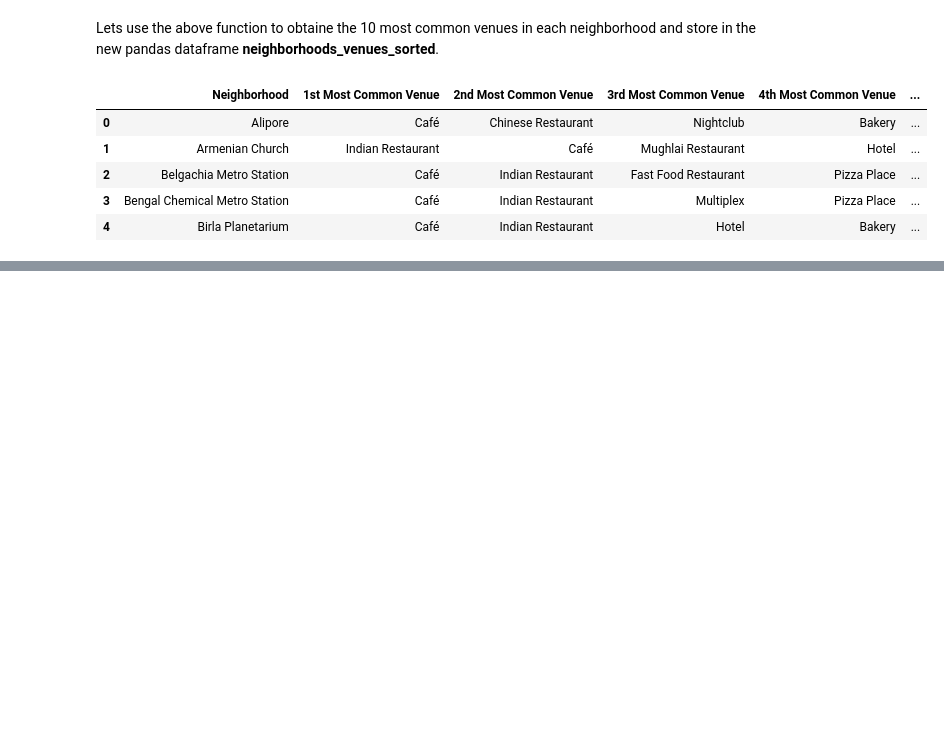
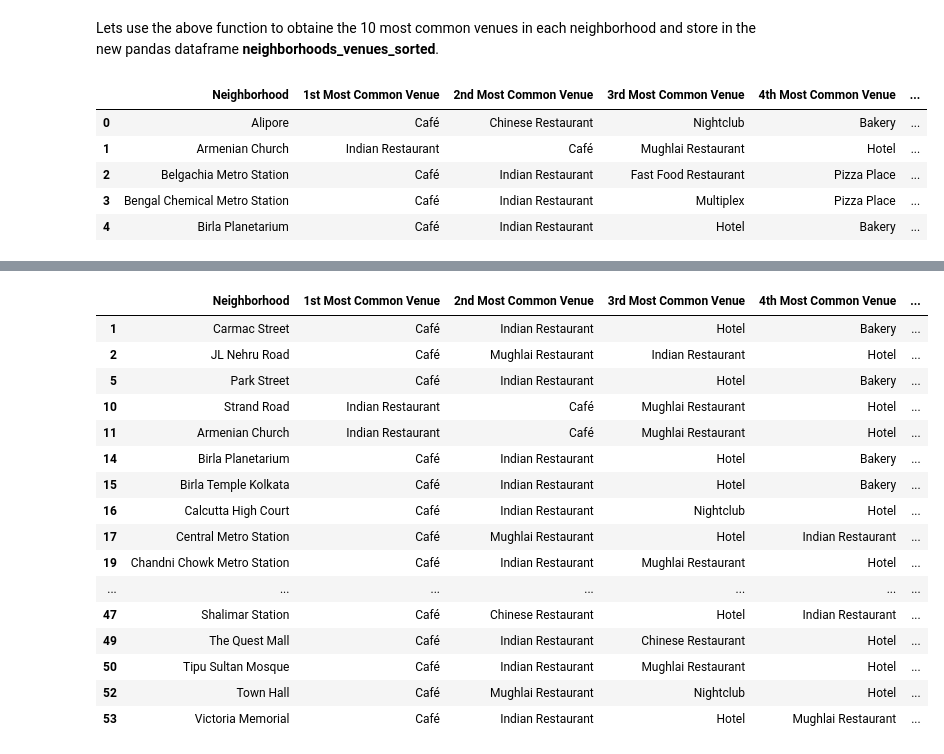
Before and after one commit to LeonEstrak/Capstone-II, a Jupyter notebook: Kolkata_analysis_capstone.ipynb, the cells around one changed output, grey strips where cells are left out. Cells and saved outputs as stored; diff of their text form; code cells hidden in the pictures; blank space fills up the shorter version.

```diff
--- a/Kolkata_analysis_capstone.ipynb
+++ b/Kolkata_analysis_capstone.ipynb
@@ -435,0 +611,20 @@ neighborhoods_venues_sorted.head()
+# %%
+kl_merged.loc[kl_merged['Cluster Labels'] == 1, kl_merged.columns[[0] + list(range(4, kl_merged.shape[1]))]]
+# %% [output]
+|  | Neighborhood | 1st Most Common Venue | 2nd Most Common Venue | 3rd Most Common Venue | 4th Most Common Venue | ... |
+| 1 | Carmac Street | Café | Indian Restaurant | Hotel | Bakery | ... |
+| 2 | JL Nehru Road | Café | Mughlai Restaurant | Indian Restaurant | Hotel | ... |
+| 5 | Park Street | Café | Indian Restaurant | Hotel | Bakery | ... |
+| 10 | Strand Road | Indian Restaurant | Café | Mughlai Restaurant | Hotel | ... |
+| 11 | Armenian Church | Indian Restaurant | Café | Mughlai Restaurant | Hotel | ... |
+| 14 | Birla Planetarium | Café | Indian Restaurant | Hotel | Bakery | ... |
+| 15 | Birla Temple Kolkata | Café | Indian Restaurant | Hotel | Bakery | ... |
+| 16 | Calcutta High Court | Café | Indian Restaurant | Nightclub | Hotel | ... |
+| 17 | Central Metro Station | Café | Mughlai Restaurant | Hotel | Indian Restaurant | ... |
+| 19 | Chandni Chowk Metro Station | Café | Indian Restaurant | Mughlai Restaurant | Hotel | ... |
+| ... | ... | ... | ... | ... | ... | ... |
+| 47 | Shalimar Station | Café | Chinese Restaurant | Hotel | Indian Restaurant | ... |
+| 49 | The Quest Mall | Café | Indian Restaurant | Chinese Restaurant | Hotel | ... |
+| 50 | Tipu Sultan Mosque | Café | Indian Restaurant | Mughlai Restaurant | Hotel | ... |
+| 52 | Town Hall | Café | Mughlai Restaurant | Nightclub | Hotel | ... |
+| 53 | Victoria Memorial | Café | Indian Restaurant | Hotel | Mughlai Restaurant | ... |
```
Also changed, not shown: parts of 28 cells of this notebook, 1 other file.
